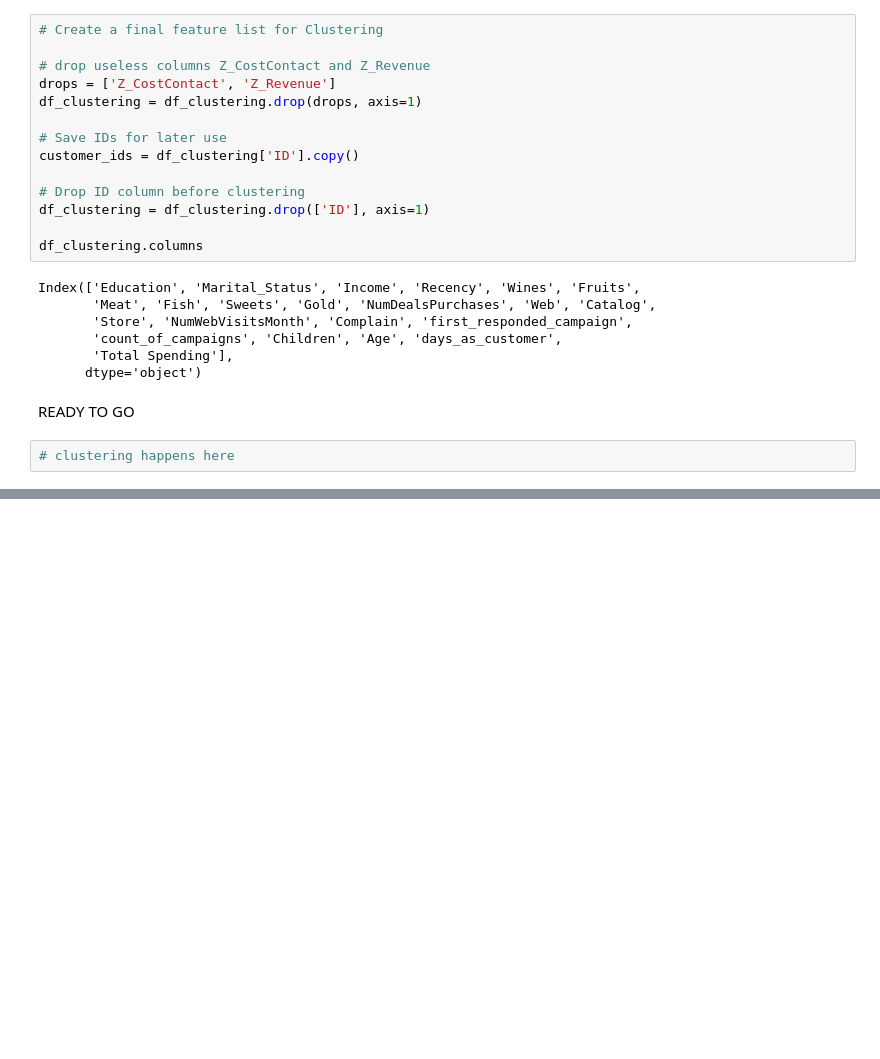
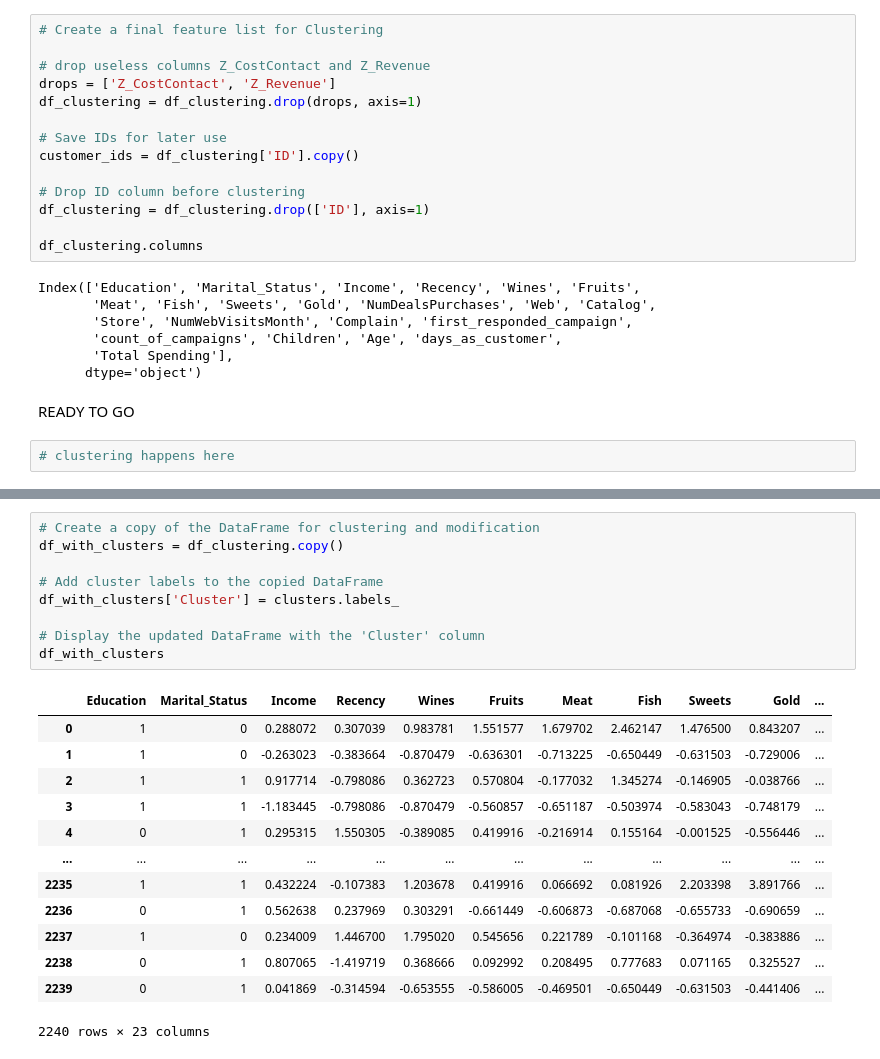
Before and after one commit to Empress-star/DSI-Team-Project, a Jupyter notebook: Data Cleaning and Exploration/ready for clustering.ipynb, the cells around one changed output, grey strips where cells are left out. Cells and saved outputs as stored; diff of their text form; blank space fills up the shorter version.

```diff
--- a/Data Cleaning and Exploration/ready for clustering.ipynb
+++ b/Data Cleaning and Exploration/ready for clustering.ipynb
@@ -467,0 +519,23 @@ READY TO GO
+# %%
+# Create a copy of the DataFrame for clustering and modification
+df_with_clusters = df_clustering.copy()
+
+# Add cluster labels to the copied DataFrame
+df_with_clusters['Cluster'] = clusters.labels_
+
+# Display the updated DataFrame with the 'Cluster' column
+df_with_clusters
+# %% [output]
+|  | Education | Marital_Status | Income | Recency | Wines | Fruits | Meat | Fish | Sweets | Gold | ... |
+| 0 | 1 | 0 | 0.288072 | 0.307039 | 0.983781 | 1.551577 | 1.679702 | 2.462147 | 1.476500 | 0.843207 | ... |
+| 1 | 1 | 0 | -0.263023 | -0.383664 | -0.870479 | -0.636301 | -0.713225 | -0.650449 | -0.631503 | -0.729006 | ... |
+| 2 | 1 | 1 | 0.917714 | -0.798086 | 0.362723 | 0.570804 | -0.177032 | 1.345274 | -0.146905 | -0.038766 | ... |
+| 3 | 1 | 1 | -1.183445 | -0.798086 | -0.870479 | -0.560857 | -0.651187 | -0.503974 | -0.583043 | -0.748179 | ... |
+| 4 | 0 | 1 | 0.295315 | 1.550305 | -0.389085 | 0.419916 | -0.216914 | 0.155164 | -0.001525 | -0.556446 | ... |
+| ... | ... | ... | ... | ... | ... | ... | ... | ... | ... | ... | ... |
+| 2235 | 1 | 1 | 0.432224 | -0.107383 | 1.203678 | 0.419916 | 0.066692 | 0.081926 | 2.203398 | 3.891766 | ... |
+| 2236 | 0 | 1 | 0.562638 | 0.237969 | 0.303291 | -0.661449 | -0.606873 | -0.687068 | -0.655733 | -0.690659 | ... |
+| 2237 | 1 | 0 | 0.234009 | 1.446700 | 1.795020 | 0.545656 | 0.221789 | -0.101168 | -0.364974 | -0.383886 | ... |
+| 2238 | 0 | 1 | 0.807065 | -1.419719 | 0.368666 | 0.092992 | 0.208495 | 0.777683 | 0.071165 | 0.325527 | ... |
+| 2239 | 0 | 1 | 0.041869 | -0.314594 | -0.653555 | -0.586005 | -0.469501 | -0.650449 | -0.631503 | -0.441406 | ... |
+2240 rows × 23 columns
```
Also changed, not shown: parts of 4 cells of this notebook.
